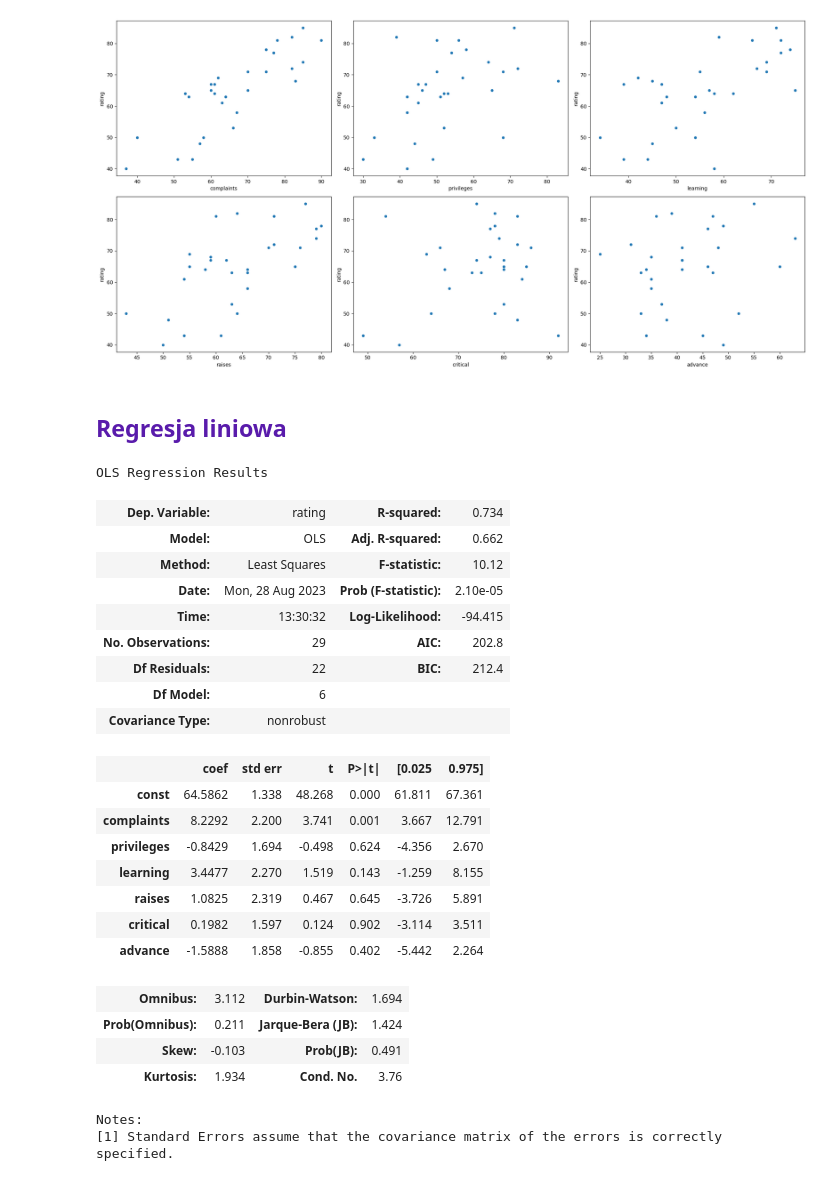
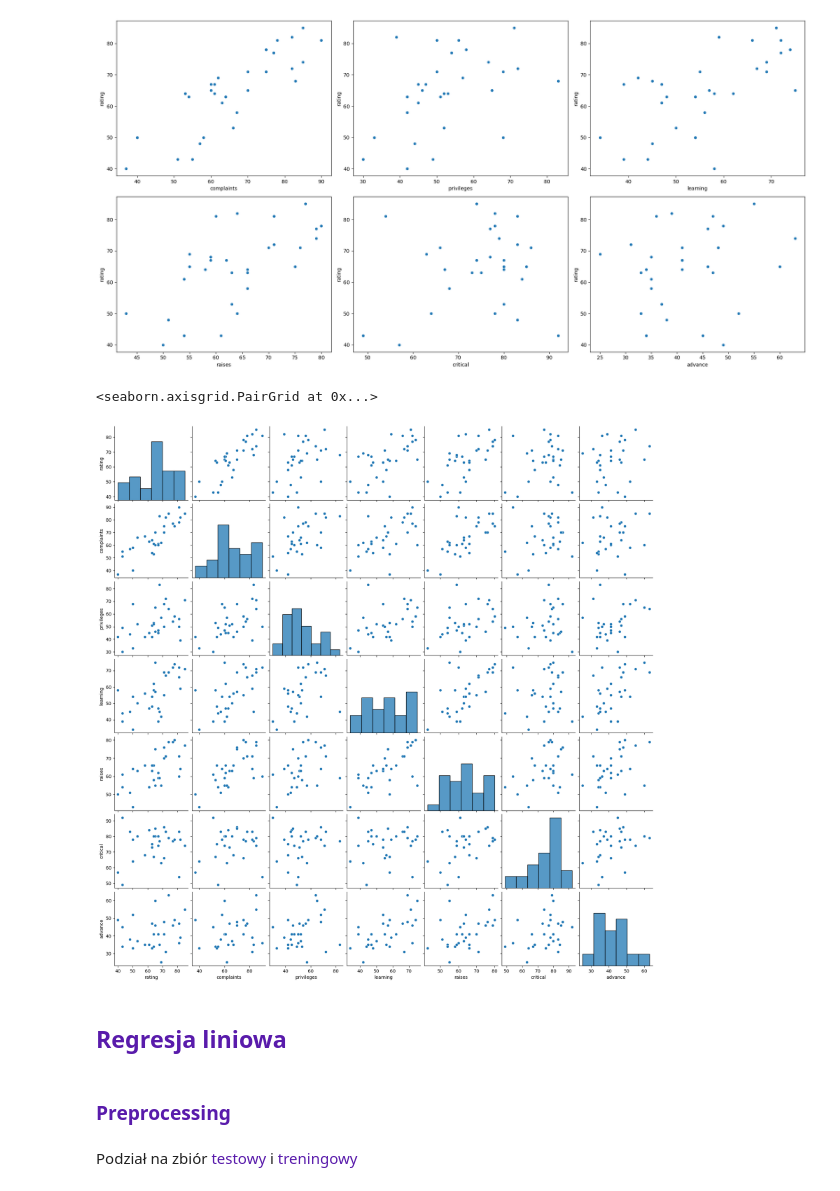
Before and after one commit to knum-atlas/bootcamp, a Jupyter notebook: 2023/2_regresja_python.ipynb, the cells around one changed output. Saved outputs shown, nothing was run; the diff lists cells and outputs as text; code cells hidden in the pictures.

```diff
--- a/2023/2_regresja_python.ipynb
+++ b/2023/2_regresja_python.ipynb
@@ -118,34 +135,10 @@ def dependences(data, tg, pred):
 dependences(df2,target,predictors)
 # %% [output]
 [figure]
+# %%
+sns.pairplot(df2)
+# %% [output]
+<seaborn.axisgrid.PairGrid at 0x...>
+[figure, added]
 # %% [markdown]
 ## <span style="color:#591BAB">Regresja liniowa</span>
-# %%
-# df3 = df2.drop('complaints', axis=1)
-lm2 = build_linear_regression_model(normalized_df, target)
-lm2.summary()
-# %% [output]
-OLS Regression Results
-| Dep. Variable: | rating | R-squared: | 0.734 |
-| Model: | OLS | Adj. R-squared: | 0.662 |
-| Method: | Least Squares | F-statistic: | 10.12 |
-| Date: | Mon, 28 Aug 2023 | Prob (F-statistic): | 2.10e-05 |
-| Time: | 13:30:32 | Log-Likelihood: | -94.415 |
-| No. Observations: | 29 | AIC: | 202.8 |
-| Df Residuals: | 22 | BIC: | 212.4 |
-| Df Model: | 6 |  |  |
-| Covariance Type: | nonrobust |  |  |
-|  | coef | std err | t | P>|t| | [0.025 | 0.975] |
-| const | 64.5862 | 1.338 | 48.268 | 0.000 | 61.811 | 67.361 |
-| complaints | 8.2292 | 2.200 | 3.741 | 0.001 | 3.667 | 12.791 |
-| privileges | -0.8429 | 1.694 | -0.498 | 0.624 | -4.356 | 2.670 |
-| learning | 3.4477 | 2.270 | 1.519 | 0.143 | -1.259 | 8.155 |
-| raises | 1.0825 | 2.319 | 0.467 | 0.645 | -3.726 | 5.891 |
-| critical | 0.1982 | 1.597 | 0.124 | 0.902 | -3.114 | 3.511 |
-| advance | -1.5888 | 1.858 | -0.855 | 0.402 | -5.442 | 2.264 |
-| Omnibus: | 3.112 | Durbin-Watson: | 1.694 |
-| Prob(Omnibus): | 0.211 | Jarque-Bera (JB): | 1.424 |
-| Skew: | -0.103 | Prob(JB): | 0.491 |
-| Kurtosis: | 1.934 | Cond. No. | 3.76 |
-Notes:
-[1] Standard Errors assume that the covariance matrix of the errors is correctly specified.
@@ -154,0 +145,4 @@ normalized_df[target] = df[target]
+# %% [markdown]
+### <span style="color:#591BAB">Preprocessing</span>
+# %% [markdown]
+Podział na zbiór <span style="color:#591BAB">testowy</span> i <span style="color:#591BAB">treningowy</span>
```
Also changed, not shown: parts of 15 cells of this notebook.
